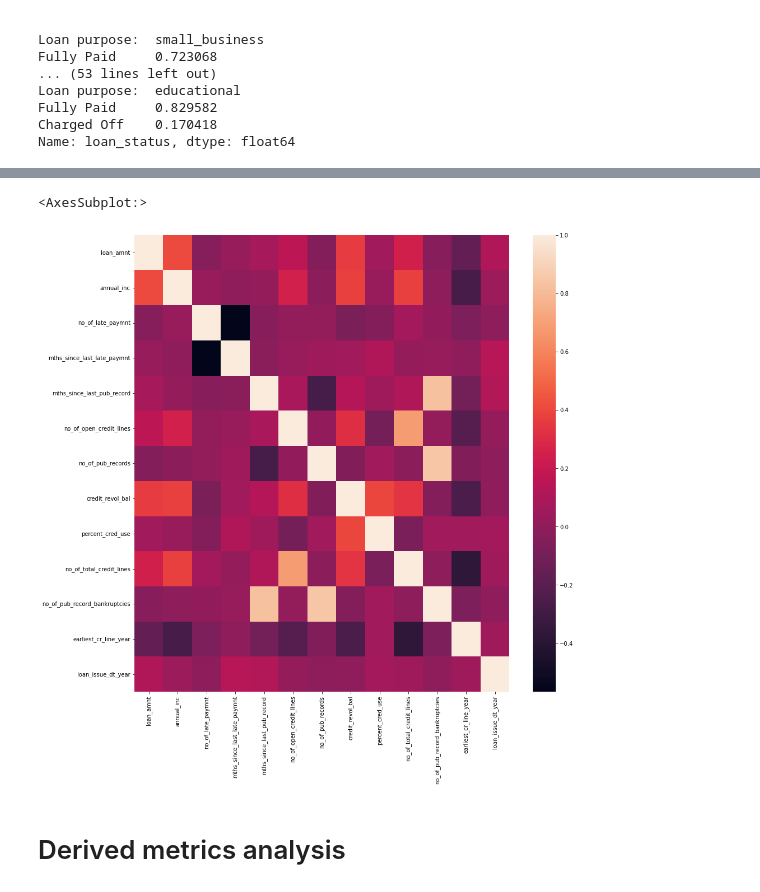
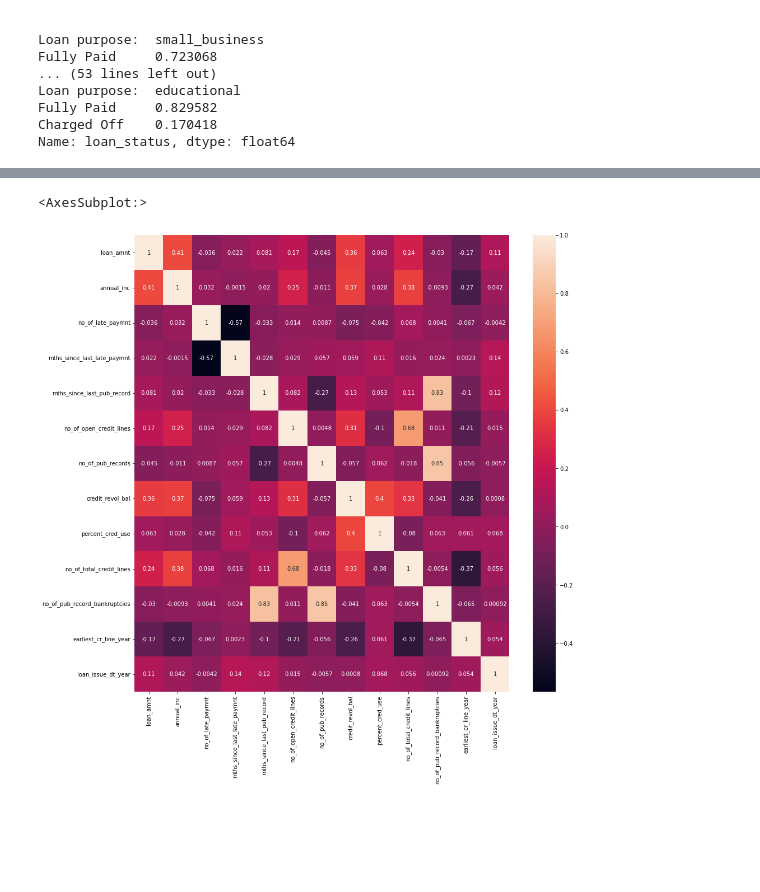
Before and after one commit to suchins3/LendingClub, a Jupyter notebook: Lending club case study.ipynb, the cells around one changed output, grey strips where cells are left out. Saved outputs shown, nothing was run; the diff lists cells and outputs as text; code cells hidden in the pictures; blank space fills up the shorter version.

```diff
--- a/Lending club case study.ipynb
+++ b/Lending club case study.ipynb
@@ -732,8 +646,6 @@ Name: loan_status, dtype: float64
 # %%
 plt.figure(figsize=(15,15))
-sns.heatmap(df.corr())
+sns.heatmap(df.corr(), annot=True)
 # %% [output]
 <AxesSubplot:>
-[figure, old version]
+[figure, new version]
-# %% [markdown]
-# Derived metrics analysis
```
Also changed, not shown: parts of 63 cells of this notebook.
